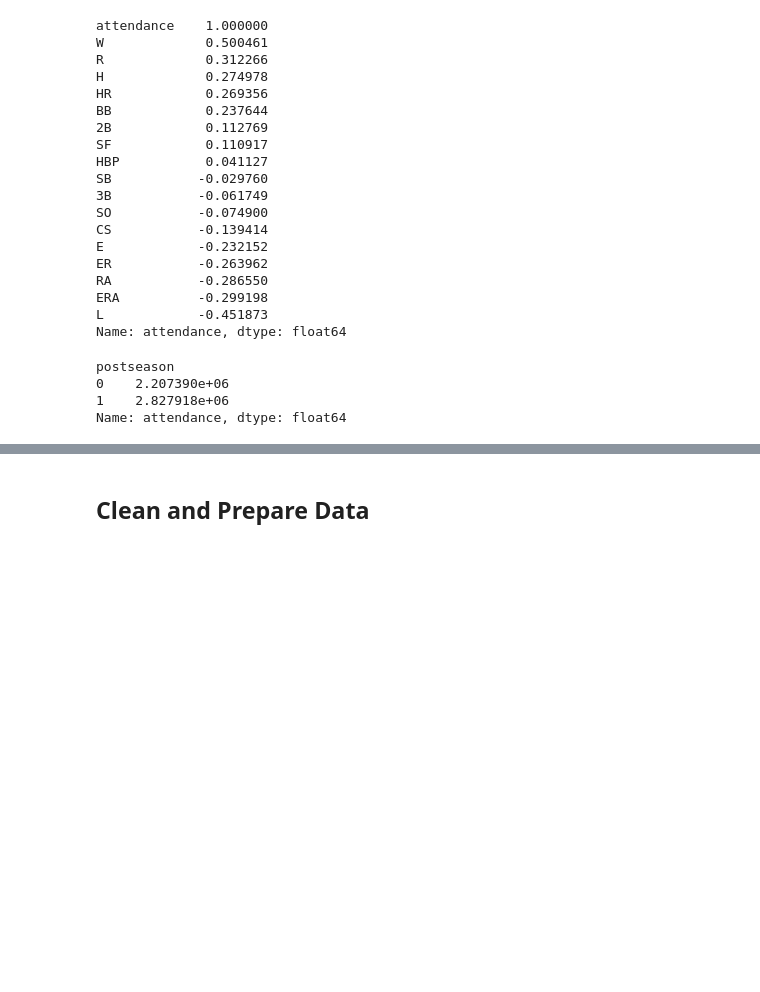
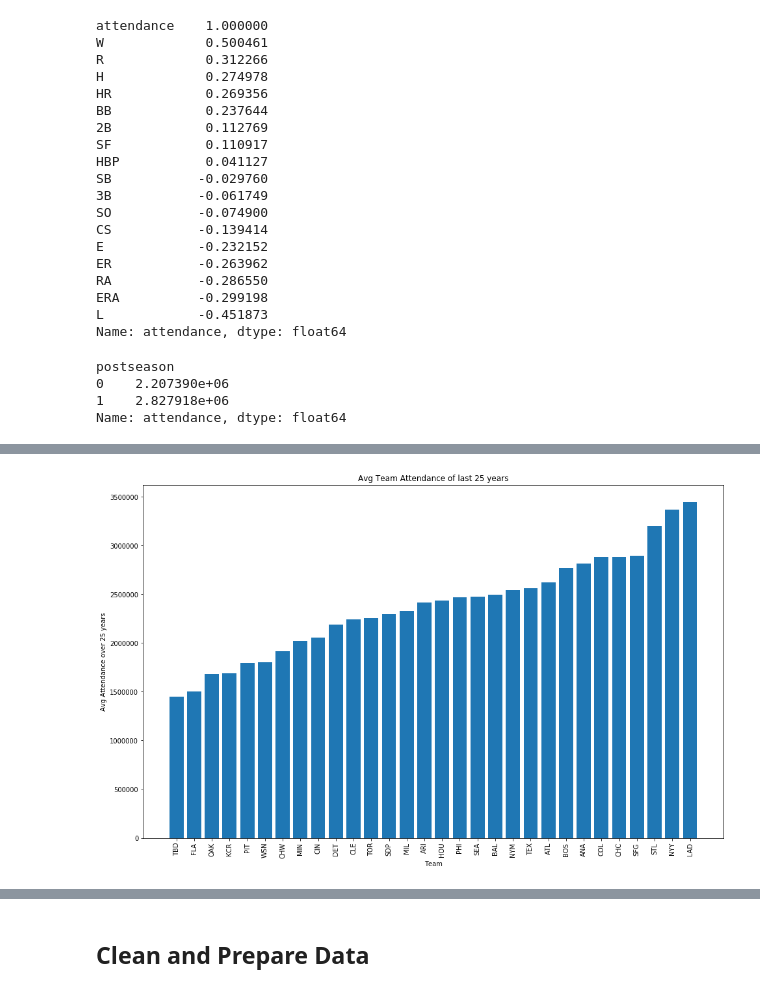
Before and after one commit to artificial-life9/Coursera_Capstone, a Jupyter notebook: Battle_of_Neighborhoods.ipynb, the cells around one changed output, grey strips where cells are left out. Saved outputs shown, nothing was run; the diff lists cells and outputs as text; code cells hidden in the pictures; blank space fills up the shorter version.

```diff
--- a/Battle_of_Neighborhoods.ipynb
+++ b/Battle_of_Neighborhoods.ipynb
@@ -124,0 +128,13 @@ Name: attendance, dtype: float64
+# %%
+attendance = team_df.groupby('franchID')['attendance'].mean().sort_values()
+plt.figure(figsize=(16, 10))
+#plt.bar(range(attendance.shape[0]), attendance.values, tick_label=attendance.index)
+plt.bar(attendance.index, attendance.values)
+plt.xlabel('Team')
+plt.ylabel('Avg Attendance over 25 years')
+plt.title("Avg Team Attendance of last 25 years")
+plt.xticks(rotation=90)
+plt.savefig('mean_attendance_team')
+plt.show()
+# %% [output]
+[figure, added]
```
Also changed, not shown: parts of 9 cells of this notebook.
